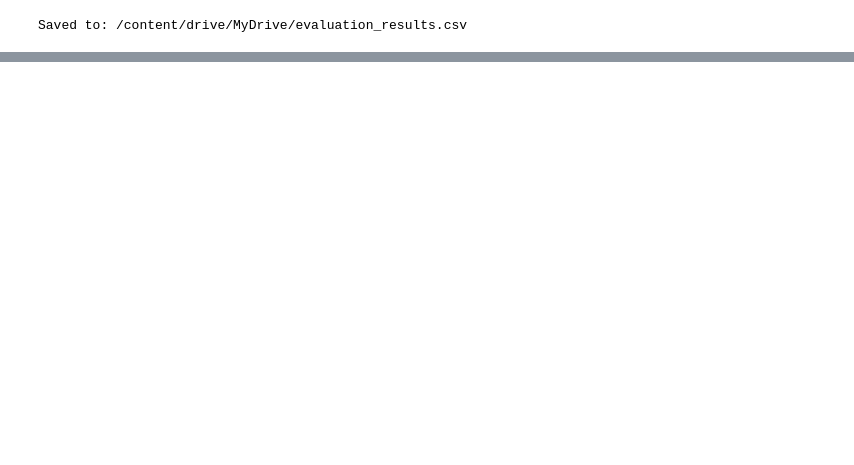
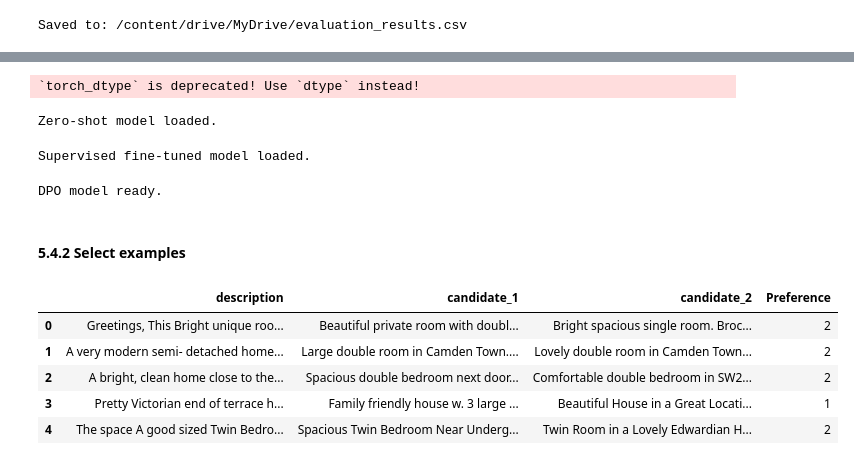
Before and after one commit to candyledger1/Express-Certificate-Pricing, a Jupyter notebook: DL_Assignment_3.ipynb, the cells around one changed output, grey strips where cells are left out. Drawn from its saved outputs; the diff is of its cells as text; code cells hidden in the pictures; blank space fills up the shorter version.

```diff
--- a/DL_Assignment_3.ipynb
+++ b/DL_Assignment_3.ipynb
@@ -858,0 +1362,54 @@ Overall, supervised fine-tuning improves relevance, clarity, and stylistic align
+# %%
+from transformers import AutoTokenizer, AutoModelForCausalLM
+import torch
+
+BASE_MODEL = "mistralai/Mistral-7B-Instruct-v0.2"
+
+tokenizer_zero = AutoTokenizer.from_pretrained(BASE_MODEL)
+
+model_zero = AutoModelForCausalLM.from_pretrained(
+    BASE_MODEL,
+    torch_dtype=torch.bfloat16,
+    device_map="auto"
+)
+
+print("Zero-shot model loaded.")
+
+from peft import PeftModel
+
+PATH_MODEL_2 = "/content/drive/MyDrive/mistral_lora_airbnb_run2"
+
+tokenizer_2 = AutoTokenizer.from_pretrained(BASE_MODEL)
+
+base_model_2 = AutoModelForCausalLM.from_pretrained(
+    BASE_MODEL,
+    torch_dtype=torch.bfloat16,
+    device_map="auto"
+)
+
+model_2 = PeftModel.from_pretrained(base_model_2, PATH_MODEL_2)
+
+print("Supervised fine-tuned model loaded.")
+# %% [output]
+`torch_dtype` is deprecated! Use `dtype` instead!
+Zero-shot model loaded.
+Supervised fine-tuned model loaded.
+# %%
+dpo_model = trainer.model
+print("DPO model ready.")
+# %% [output]
+DPO model ready.
+# %% [markdown]
+#### 5.4.2 Select examples
+# %%
+subset_pref = pd.read_csv("/content/drive/MyDrive/preference_candidates.csv")
+# %%
+eval_subset = subset_pref.sample(5, random_state=123).reset_index(drop=True)
+eval_subset
+# %% [output]
+|  | description | candidate_1 | candidate_2 | Preference |
+| 0 | Greetings, This Bright unique roo... | Beautiful private room with doubl... | Bright spacious single room. Broc... | 2 |
+| 1 | A very modern semi- detached home... | Large double room in Camden Town.... | Lovely double room in Camden Town... | 2 |
+| 2 | A bright, clean home close to the... | Spacious double bedroom next door... | Comfortable double bedroom in SW2... | 2 |
+| 3 | Pretty Victorian end of terrace h... | Family friendly house w. 3 large ... | Beautiful House in a Great Locati... | 1 |
+| 4 | The space A good sized Twin Bedro... | Spacious Twin Bedroom Near Underg... | Twin Room in a Lovely Edwardian H... | 2 |
```
Also changed, not shown: parts of 50 cells of this notebook.
